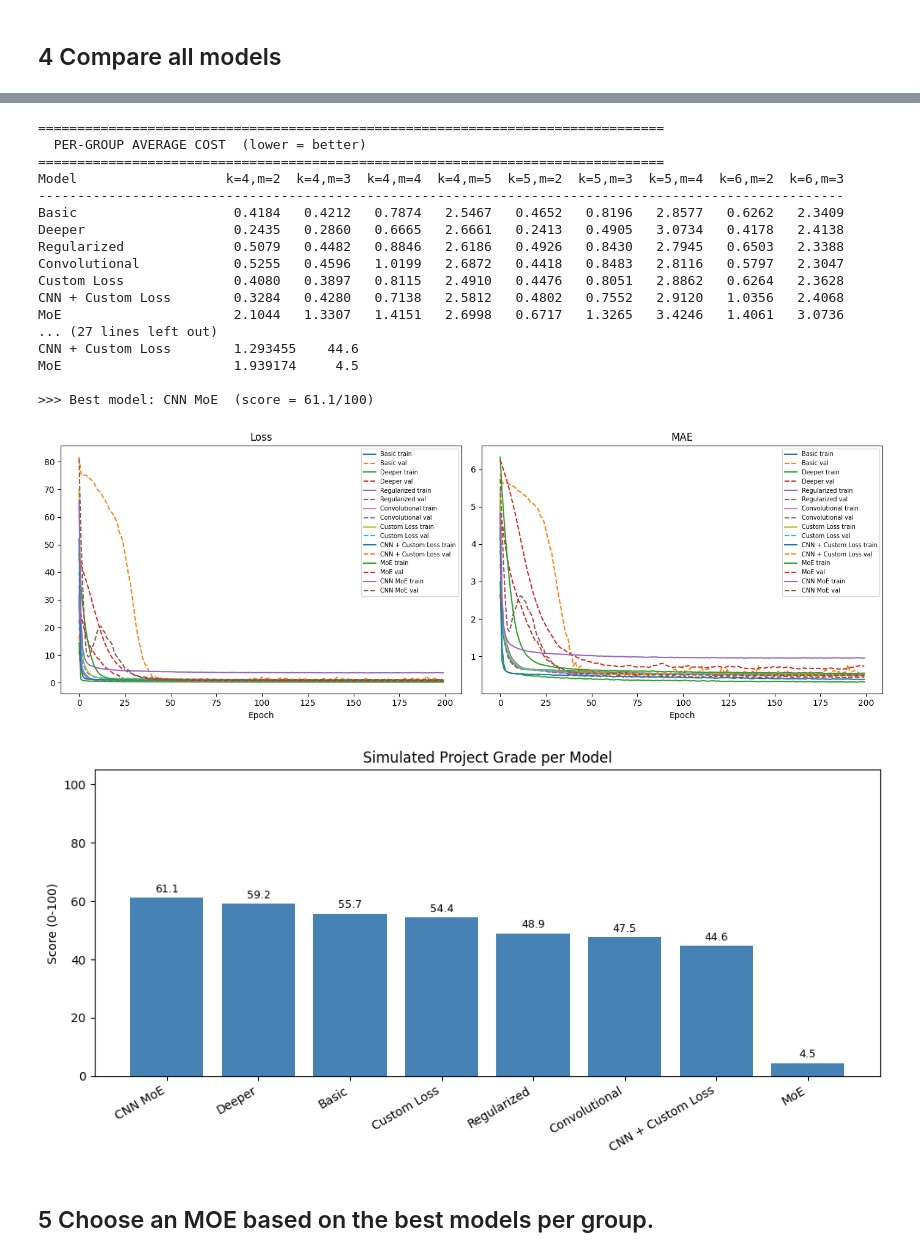
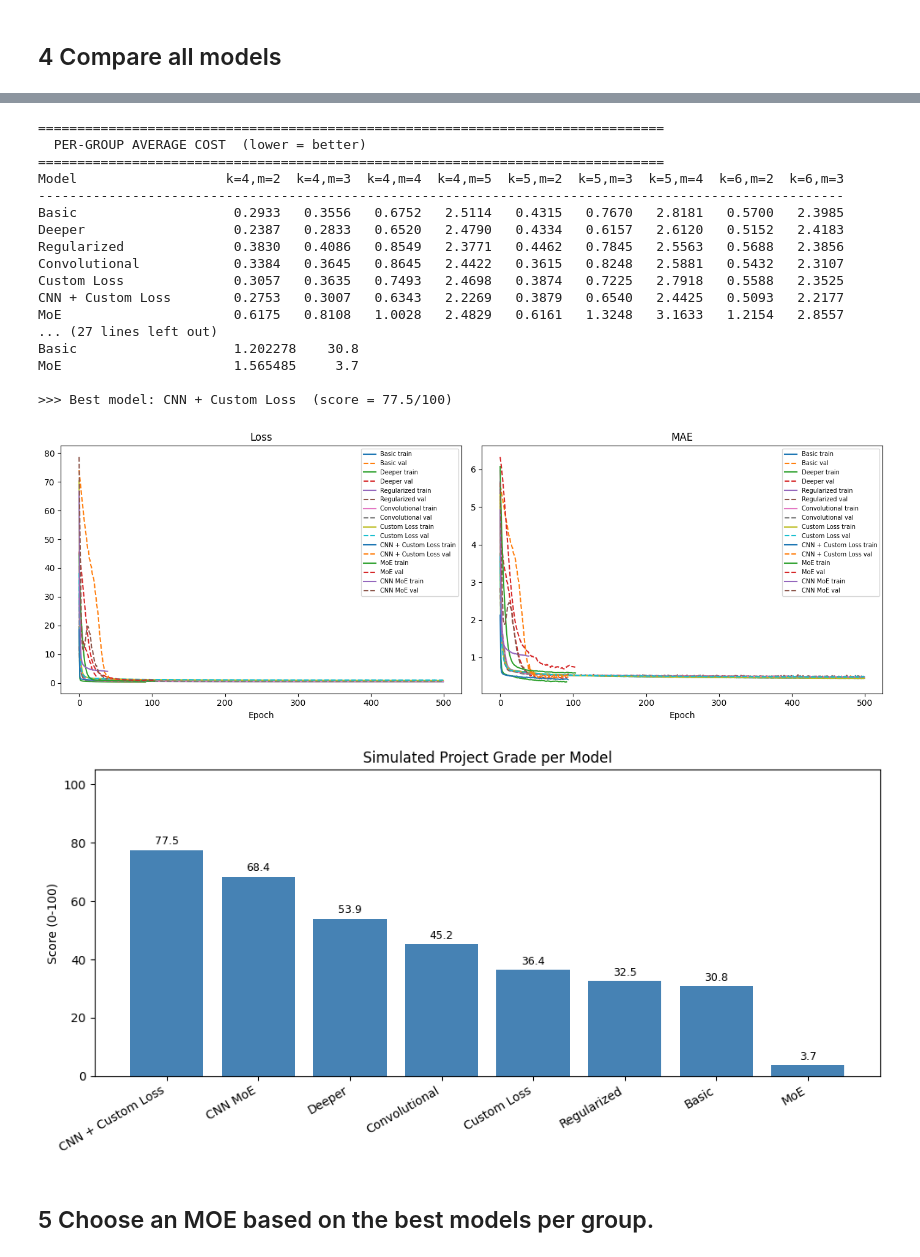
Before and after one commit to tacomaboy/CSCE636-Project1, a Jupyter notebook: Project1.ipynb, the cells around one changed output, grey strips where cells are left out. Cells and saved outputs as stored; diff of their text form; code cells hidden in the pictures.

```diff
--- a/Project1.ipynb
+++ b/Project1.ipynb
@@ -821,8 +832,12 @@ print("=" * 60)
 print("Training: Mixture of Experts (9 experts)")
 print("=" * 60)
 moe_models = create_moe_models()
+moe_early_stop = keras.callbacks.EarlyStopping(
+    monitor='val_loss', patience=30, restore_best_weights=True, verbose=1
+)
 moe_histories = train_moe_models(moe_models, X_train, y_train, X_val, y_val,
                                  epochs=EPOCHS, batch_size=BATCH_SIZE,
+                                 callbacks=[moe_early_stop],
 )
 # %% [output]
 ============================================================
@@ -1019,9 +1037,12 @@ cnn_moe_models = create_cnn_moe_models()
 cnn_moe_lr_cb = keras.callbacks.ReduceLROnPlateau(
     monitor='val_loss', factor=0.5, patience=10, min_lr=1e-6, verbose=1
 )
+cnn_moe_early_stop = keras.callbacks.EarlyStopping(
+    monitor='val_loss', patience=30, restore_best_weights=True, verbose=1
+)
 cnn_moe_histories = train_cnn_moe_models(cnn_moe_models, X_train, y_train, X_val, y_val,
                                           epochs=EPOCHS, batch_size=256,
-                                          callbacks=[cnn_moe_lr_cb],)
+                                          callbacks=[cnn_moe_lr_cb, cnn_moe_early_stop],)
 # %% [output]
 ============================================================
 Training: CNN Mixture of Experts (9 experts)
@@ -1186,6 +1199,8 @@ print("=" * 60)
 custom_model = create_custom_loss_model()
 custom_history = custom_model.fit(X_train, y_train, validation_data=(X_val, y_val),
                                   epochs=EPOCHS, batch_size=BATCH_SIZE, verbose=1,
+                                  callbacks=[keras.callbacks.EarlyStopping(
+                                      monitor='val_loss', patience=30, restore_best_weights=True, verbose=1)],
 )
 results['Custom Loss'] = (custom_model, custom_history)
 # %% [output]
@@ -1240,6 +1255,8 @@ print("=" * 60)
 cnn_custom_model = create_cnn_custom_loss_model()
 cnn_custom_history = cnn_custom_model.fit(X_train, y_train, validation_data=(X_val, y_val),
                                           epochs=EPOCHS, batch_size=BATCH_SIZE, verbose=1,
+                                          callbacks=[keras.callbacks.EarlyStopping(
+                                              monitor='val_loss', patience=30, restore_best_weights=True, verbose=1)],
 )
 results['CNN + Custom Loss'] = (cnn_custom_model, cnn_custom_history)
 # %% [output]
@@ -1401,18 +1428,18 @@ all_group_costs = {}
 
 # Single-input models from the results dict
 for name, (mdl, hist) in results.items():
-    preds = mdl.predict(X_val, verbose=0).flatten()
-    all_group_costs[name] = get_group_costs(preds, X_val, y_val)
+    preds = mdl.predict(X_test, verbose=0).flatten()
+    all_group_costs[name] = get_group_costs(preds, X_test, y_test)
 
 # MoE (MLP experts)
 if 'moe_models' in globals():
-    moe_preds = predict_moe(moe_models, X_val)
-    all_group_costs['MoE'] = get_group_costs(moe_preds, X_val, y_val)
+    moe_preds = predict_moe(moe_models, X_test)
+    all_group_costs['MoE'] = get_group_costs(moe_preds, X_test, y_test)
 
 # CNN MoE (if trained)
 if 'cnn_moe_models' in globals():
-    cnn_moe_preds = predict_cnn_moe(cnn_moe_models, X_val)
-    all_group_costs['CNN MoE'] = get_group_costs(cnn_moe_preds, X_val, y_val)
+    cnn_moe_preds = predict_cnn_moe(cnn_moe_models, X_test)
+    all_group_costs['CNN MoE'] = get_group_costs(cnn_moe_preds, X_test, y_test)
 
 # ── Grade all models ─────────────────────────────────────────
 
@@ -1542,22 +1569,22 @@ W0000 00:00:1773276305.931870   12806 gpu_timer.cc:114] Skipping the delay kerne
 ================================================================================
   PER-GROUP AVERAGE COST  (lower = better)
 ================================================================================
 Model                   k=4,m=2  k=4,m=3  k=4,m=4  k=4,m=5  k=5,m=2  k=5,m=3  k=5,m=4  k=6,m=2  k=6,m=3
 -------------------------------------------------------------------------------------------------------
-Basic                    0.4184   0.4212   0.7874   2.5467   0.4652   0.8196   2.8577   0.6262   2.3409
-Deeper                   0.2435   0.2860   0.6665   2.6661   0.2413   0.4905   3.0734   0.4178   2.4138
-Regularized              0.5079   0.4482   0.8846   2.6186   0.4926   0.8430   2.7945   0.6503   2.3388
-Convolutional            0.5255   0.4596   1.0199   2.6872   0.4418   0.8483   2.8116   0.5797   2.3047
-Custom Loss              0.4080   0.3897   0.8115   2.4910   0.4476   0.8051   2.8862   0.6264   2.3628
-CNN + Custom Loss        0.3284   0.4280   0.7138   2.5812   0.4802   0.7552   2.9120   1.0356   2.4068
-MoE                      2.1044   1.3307   1.4151   2.6998   0.6717   1.3265   3.4246   1.4061   3.0736
+Basic                    0.2933   0.3556   0.6752   2.5114   0.4315   0.7670   2.8181   0.5700   2.3985
+Deeper                   0.2387   0.2833   0.6520   2.4790   0.4334   0.6157   2.6120   0.5152   2.4183
+Regularized              0.3830   0.4086   0.8549   2.3771   0.4462   0.7845   2.5563   0.5688   2.3856
+Convolutional            0.3384   0.3645   0.8645   2.4422   0.3615   0.8248   2.5881   0.5432   2.3107
+Custom Loss              0.3057   0.3635   0.7493   2.4698   0.3874   0.7225   2.7918   0.5588   2.3525
+CNN + Custom Loss        0.2753   0.3007   0.6343   2.2269   0.3879   0.6540   2.4425   0.5093   2.2177
+MoE                      0.6175   0.8108   1.0028   2.4829   0.6161   1.3248   3.1633   1.2154   2.8557
 ... (27 lines left out)
-CNN + Custom Loss        1.293455    44.6
-MoE                      1.939174     4.5
+Basic                    1.202278    30.8
+MoE                      1.565485     3.7
 
->>> Best model: CNN MoE  (score = 61.1/100)
+>>> Best model: CNN + Custom Loss  (score = 77.5/100)
-[figure, old version]
+[figure, new version]
-[figure, old version]
+[figure, new version]
 # %% [markdown]
 ## 5 Choose an MOE based on the best models per group.
 # %%
```
Also changed, not shown: parts of 14 cells of this notebook, 1 other file.
